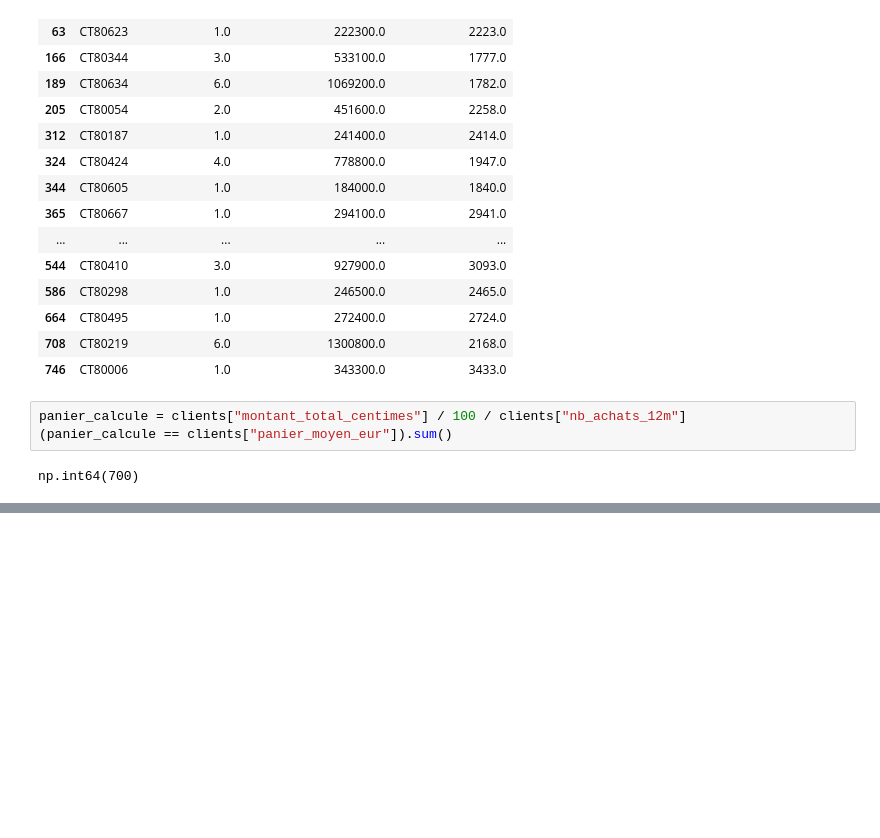
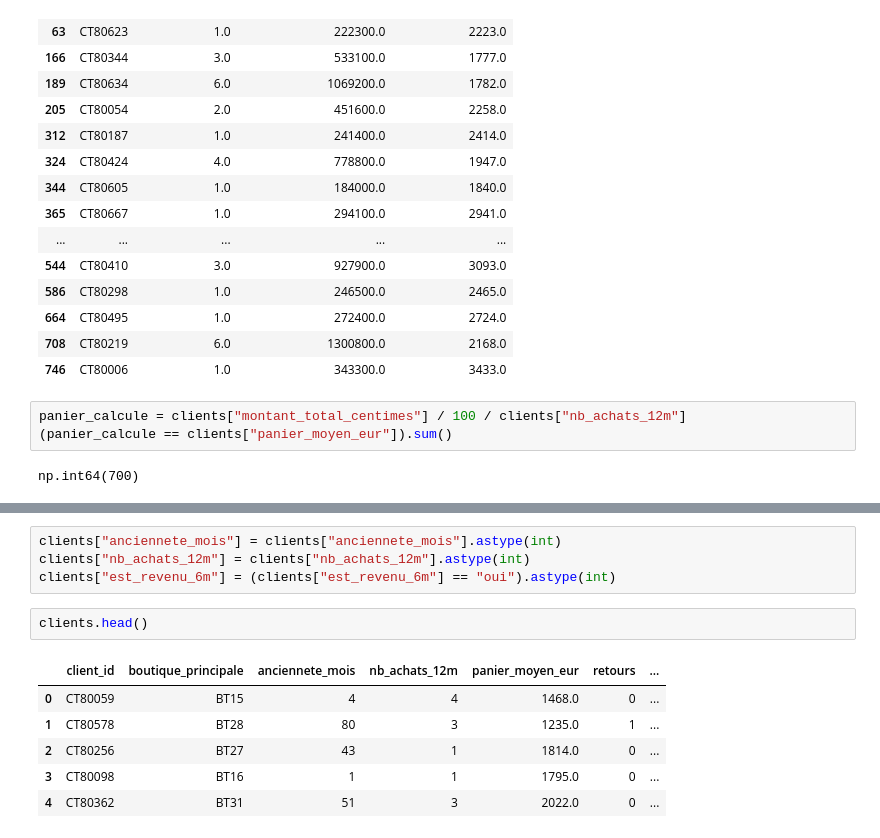
Before and after one commit to maureljean55/atelier-saint-honore, a Jupyter notebook: notebooks/01_nettoyage.ipynb, the cells around one changed output, grey strips where cells are left out. Saved outputs shown, nothing was run; the diff lists cells and outputs as text; blank space fills up the shorter version.

```diff
--- a/notebooks/01_nettoyage.ipynb
+++ b/notebooks/01_nettoyage.ipynb
@@ -150,0 +269,13 @@ np.int64(700)
+# %%
+clients["anciennete_mois"] = clients["anciennete_mois"].astype(int)
+clients["nb_achats_12m"] = clients["nb_achats_12m"].astype(int)
+clients["est_revenu_6m"] = (clients["est_revenu_6m"] == "oui").astype(int)
+# %%
+clients.head()
+# %% [output]
+|  | client_id | boutique_principale | anciennete_mois | nb_achats_12m | panier_moyen_eur | retours | ... |
+| 0 | CT80059 | BT15 | 4 | 4 | 1468.0 | 0 | ... |
+| 1 | CT80578 | BT28 | 80 | 3 | 1235.0 | 1 | ... |
+| 2 | CT80256 | BT27 | 43 | 1 | 1814.0 | 0 | ... |
+| 3 | CT80098 | BT16 | 1 | 1 | 1795.0 | 0 | ... |
+| 4 | CT80362 | BT31 | 51 | 3 | 2022.0 | 0 | ... |
```
Also changed, not shown: parts of 30 cells of this notebook.
